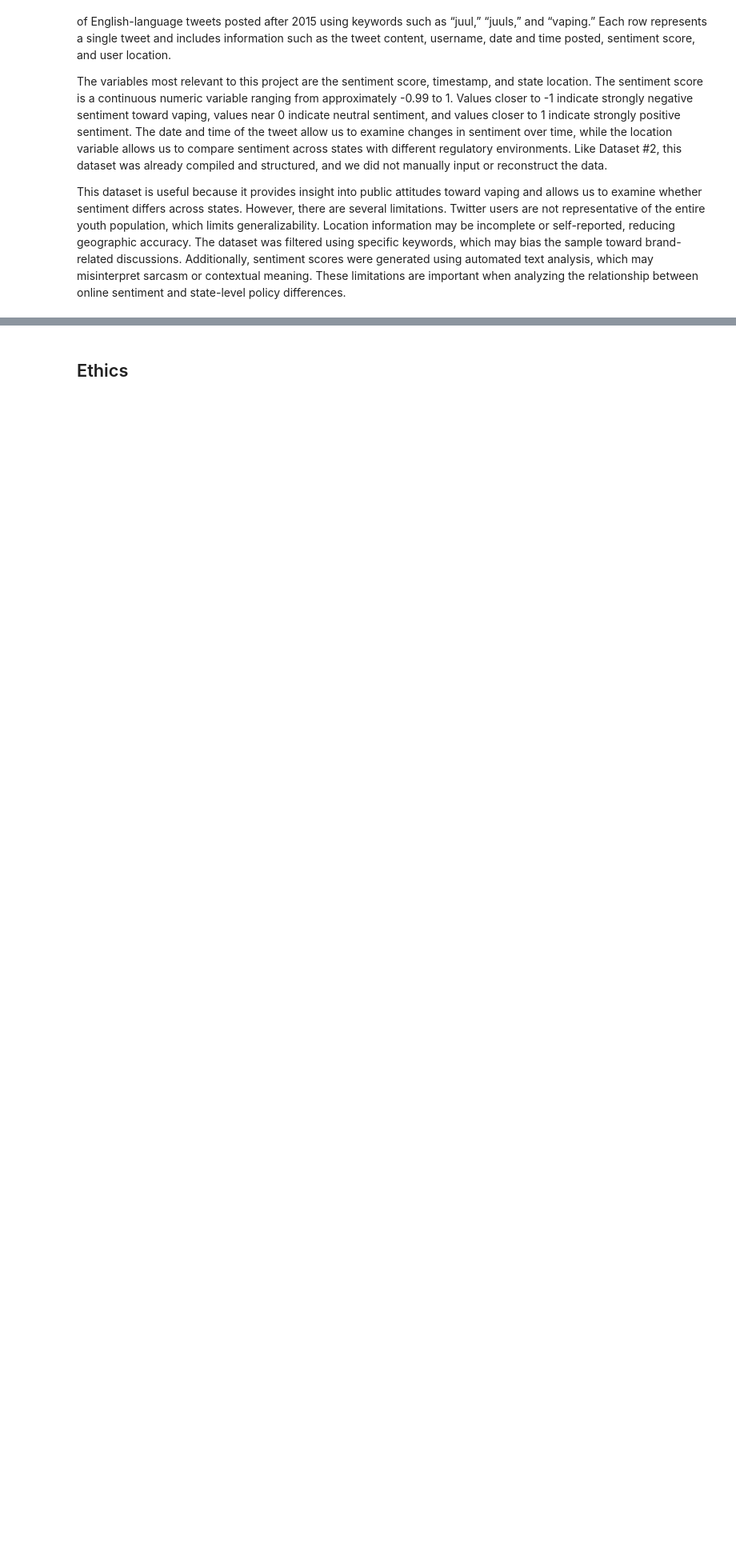
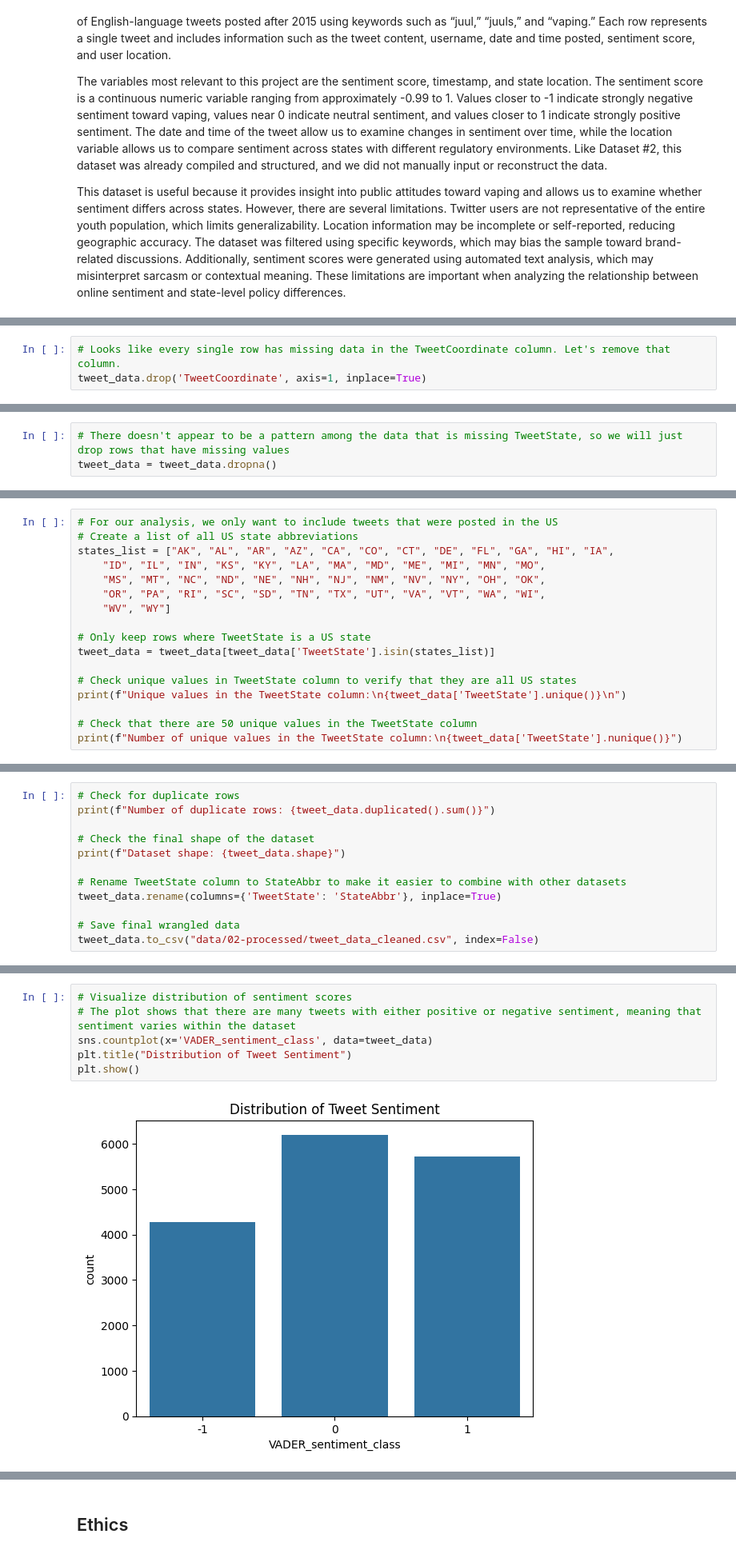
Before and after one commit to COGS108/Group103_WI26, a Jupyter notebook: 01-DataCheckpoint.ipynb, the cells around one changed output, grey strips where cells are left out. Shown at 80% size. Cells and saved outputs as stored; diff of their text form; blank space fills up the shorter version.

Commit message:
data tidying and cleaning

```diff
--- a/01-DataCheckpoint.ipynb
+++ b/01-DataCheckpoint.ipynb
@@ -182,0 +618,3 @@ This dataset is useful because it provides insight into public attitudes toward
+# %%
+# Looks like every single row has missing data in the TweetCoordinate column. Let's remove that column.
+tweet_data.drop('TweetCoordinate', axis=1, inplace=True)
@@ -182,0 +639,3 @@ This dataset is useful because it provides insight into public attitudes toward
+# %%
+# There doesn't appear to be a pattern among the data that is missing TweetState, so we will just drop rows that have missing values
+tweet_data = tweet_data.dropna()
@@ -182,0 +663,17 @@ This dataset is useful because it provides insight into public attitudes toward
+# %%
+# For our analysis, we only want to include tweets that were posted in the US
+# Create a list of all US state abbreviations
+states_list = ["AK", "AL", "AR", "AZ", "CA", "CO", "CT", "DE", "FL", "GA", "HI", "IA",
+    "ID", "IL", "IN", "KS", "KY", "LA", "MA", "MD", "ME", "MI", "MN", "MO",
+    "MS", "MT", "NC", "ND", "NE", "NH", "NJ", "NM", "NV", "NY", "OH", "OK",
+    "OR", "PA", "RI", "SC", "SD", "TN", "TX", "UT", "VA", "VT", "WA", "WI",
+    "WV", "WY"]
+
+# Only keep rows where TweetState is a US state
+tweet_data = tweet_data[tweet_data['TweetState'].isin(states_list)]
+
+# Check unique values in TweetState column to verify that they are all US states
+print(f"Unique values in the TweetState column:\n{tweet_data['TweetState'].unique()}\n")
+
+# Check that there are 50 unique values in the TweetState column
+print(f"Number of unique values in the TweetState column:\n{tweet_data['TweetState'].nunique()}")
@@ -182,0 +689,12 @@ This dataset is useful because it provides insight into public attitudes toward
+# %%
+# Check for duplicate rows
+print(f"Number of duplicate rows: {tweet_data.duplicated().sum()}")
+
+# Check the final shape of the dataset
+print(f"Dataset shape: {tweet_data.shape}")
+
+# Rename TweetState column to StateAbbr to make it easier to combine with other datasets
+tweet_data.rename(columns={'TweetState': 'StateAbbr'}, inplace=True)
+
+# Save final wrangled data
+tweet_data.to_csv("data/02-processed/tweet_data_cleaned.csv", index=False)
@@ -182,0 +704,8 @@ This dataset is useful because it provides insight into public attitudes toward
+# %%
+# Visualize distribution of sentiment scores
+# The plot shows that there are many tweets with either positive or negative sentiment, meaning that sentiment varies within the dataset
+sns.countplot(x='VADER_sentiment_class', data=tweet_data)
+plt.title("Distribution of Tweet Sentiment")
+plt.show()
+# %% [output]
+[figure, added]
```
Also changed, not shown: parts of 39 cells of this notebook, 1 other file.
